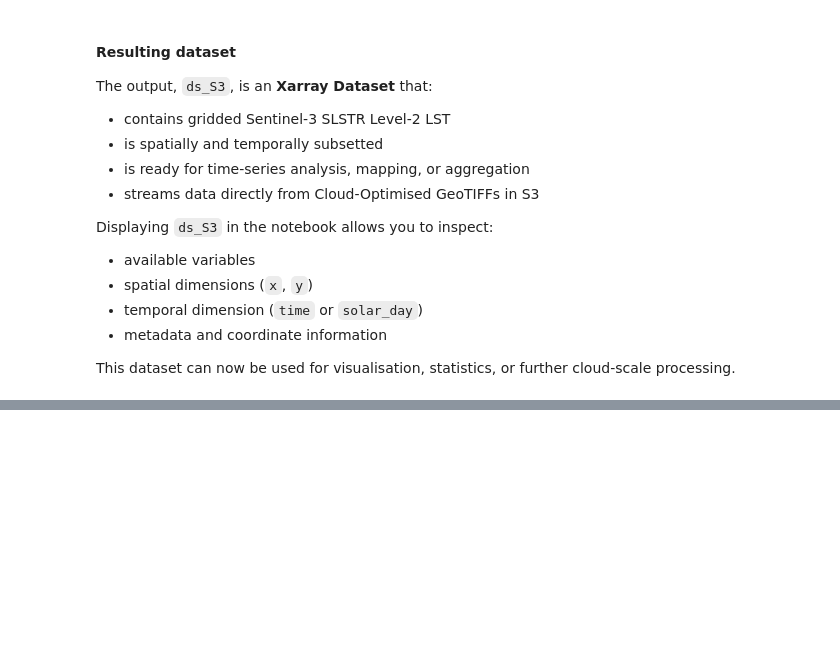
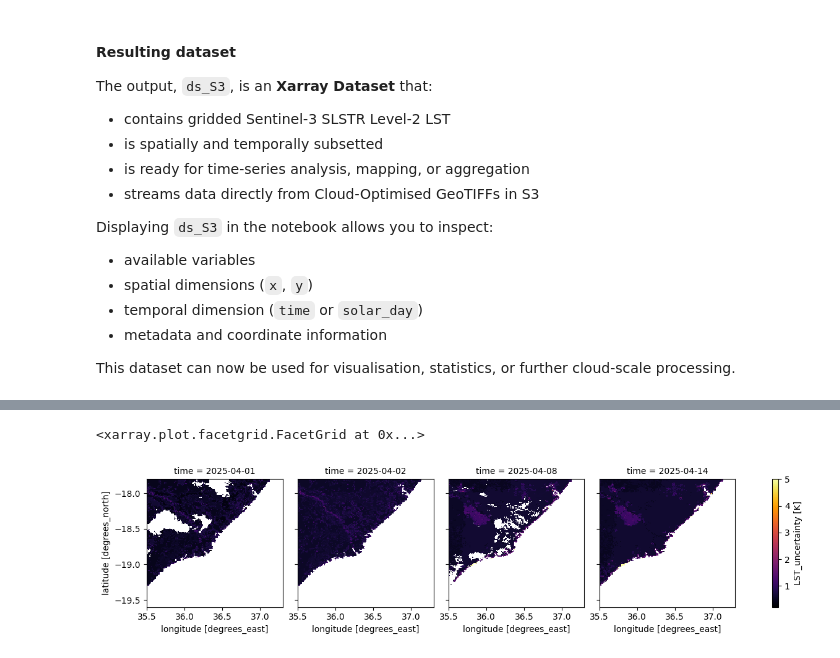
Before and after one commit to digitalearthafrica/deafrica-direct-access, a Jupyter notebook: Datasets/open-data-examples/Sentinel_3_LST/get-to-know-a-dataset.ipynb, the cells around one changed output, grey strips where cells are left out. Cells and saved outputs as stored; diff of their text form; code cells hidden in the pictures; blank space fills up the shorter version.

```diff
--- a/Datasets/open-data-examples/Sentinel_3_LST/get-to-know-a-dataset.ipynb
+++ b/Datasets/open-data-examples/Sentinel_3_LST/get-to-know-a-dataset.ipynb
@@ -322,0 +401,5 @@ The plot below provides a **clear visual summary of what this dataset offers and
+# %%
+(ds_S3_masked.isel(time=[0,1,7,13]).LST_uncertainty*scale_factor_LST_unc).plot(col='time', cmap = 'inferno')
+# %% [output]
+<xarray.plot.facetgrid.FacetGrid at 0x...>
+[figure, added]
```
Also changed, not shown: parts of 25 cells of this notebook.
